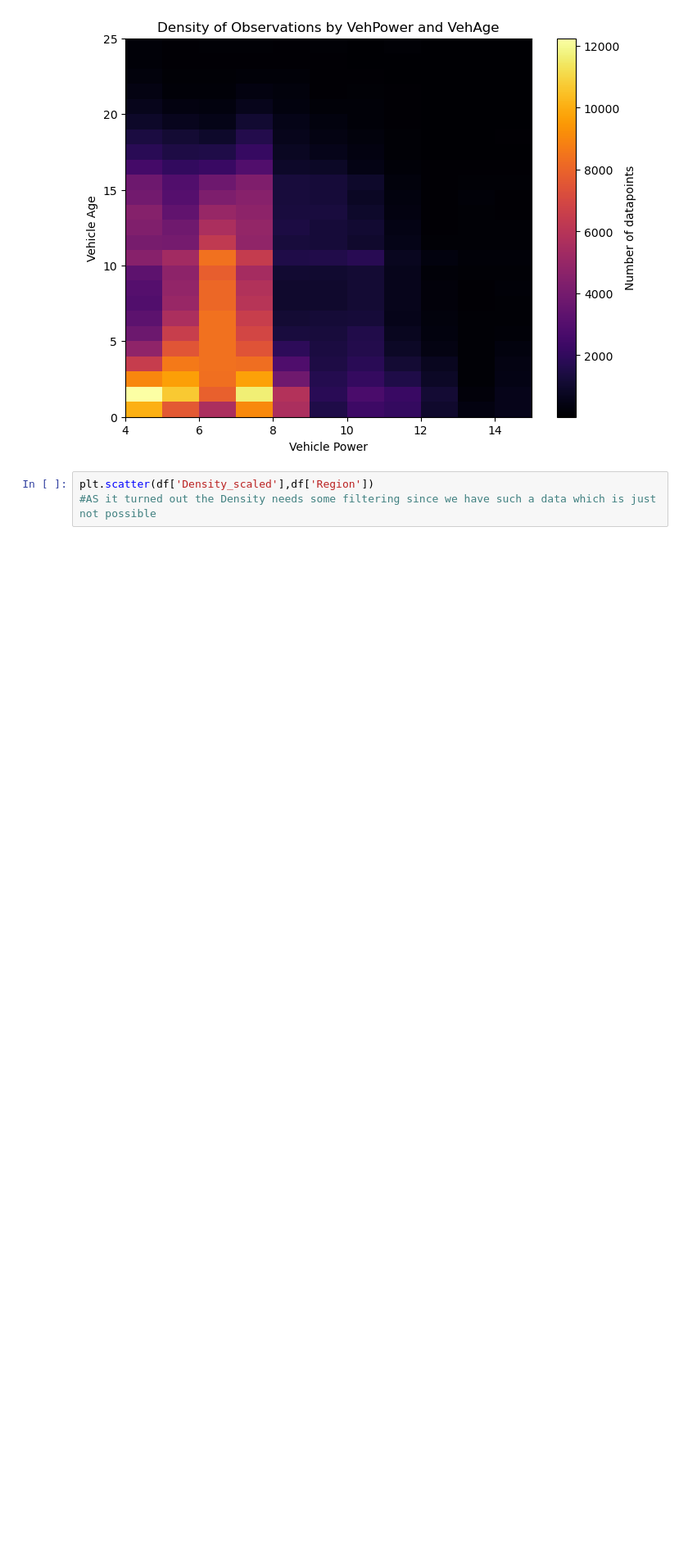
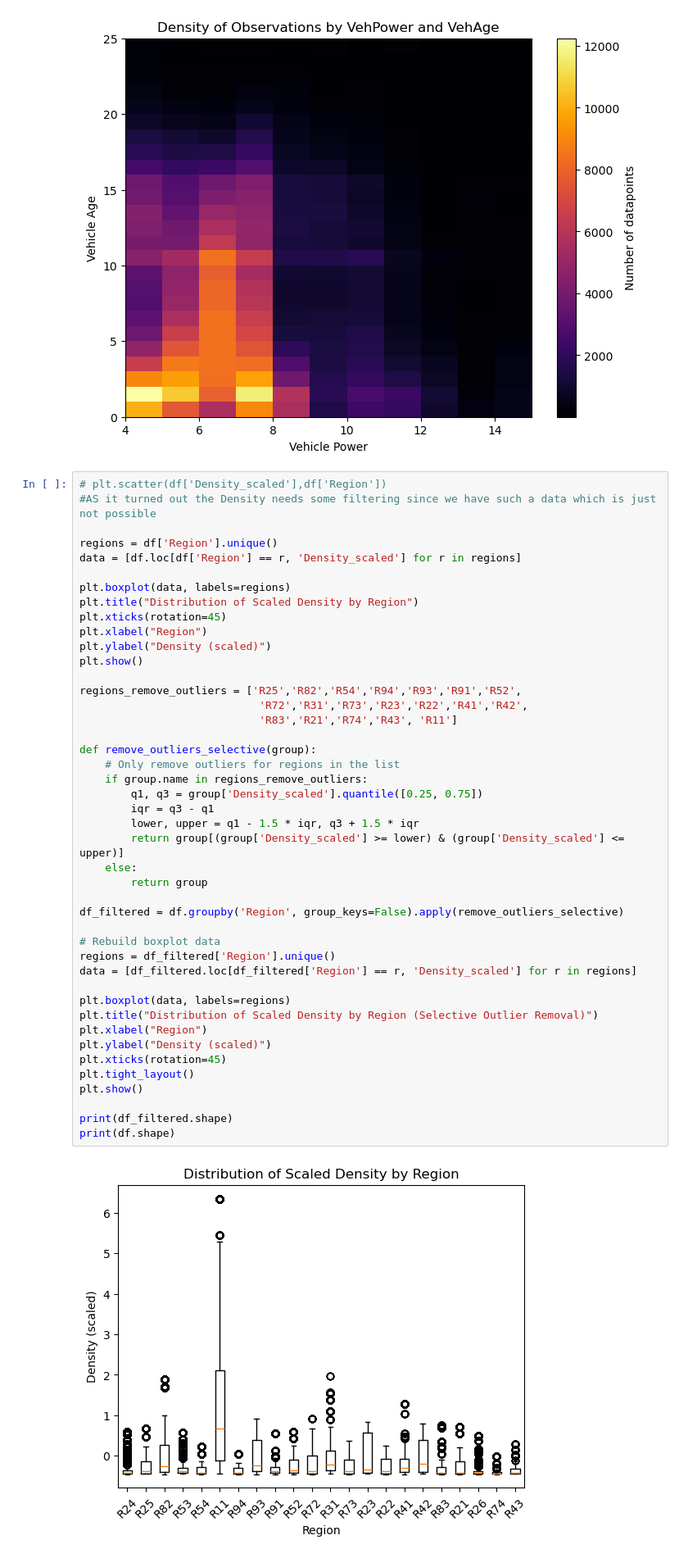
Before and after one commit to TheFreeMan21/machine-n-learnings-inc, a Jupyter notebook: plots.ipynb, the cells around one changed output. Shown at 82% size. Saved outputs shown, nothing was run; the diff lists cells and outputs as text; blank space fills up the shorter version.

```diff
--- a/plots.ipynb
+++ b/plots.ipynb
@@ -75,6 +76,48 @@ plt.show()
 # %% [output]
 [figure]
 # %%
-plt.scatter(df['Density_scaled'],df['Region'])
+# plt.scatter(df['Density_scaled'],df['Region'])
 #AS it turned out the Density needs some filtering since we have such a data which is just not possible
+
+regions = df['Region'].unique()
+data = [df.loc[df['Region'] == r, 'Density_scaled'] for r in regions]
+
+plt.boxplot(data, labels=regions)
+plt.title("Distribution of Scaled Density by Region")
+plt.xticks(rotation=45)
+plt.xlabel("Region")
+plt.ylabel("Density (scaled)")
+plt.show()
+
+regions_remove_outliers = ['R25','R82','R54','R94','R93','R91','R52',
+                            'R72','R31','R73','R23','R22','R41','R42',
+                            'R83','R21','R74','R43', 'R11']
+
+def remove_outliers_selective(group):
+    # Only remove outliers for regions in the list
+    if group.name in regions_remove_outliers:
+        q1, q3 = group['Density_scaled'].quantile([0.25, 0.75])
+        iqr = q3 - q1
+        lower, upper = q1 - 1.5 * iqr, q3 + 1.5 * iqr
+        return group[(group['Density_scaled'] >= lower) & (group['Density_scaled'] <= upper)]
+    else:
+        return group
+
+df_filtered = df.groupby('Region', group_keys=False).apply(remove_outliers_selective)
+
+# Rebuild boxplot data
+regions = df_filtered['Region'].unique()
+data = [df_filtered.loc[df_filtered['Region'] == r, 'Density_scaled'] for r in regions]
+
+plt.boxplot(data, labels=regions)
+plt.title("Distribution of Scaled Density by Region (Selective Outlier Removal)")
+plt.xlabel("Region")
+plt.ylabel("Density (scaled)")
+plt.xticks(rotation=45)
+plt.tight_layout()
+plt.show()
+
+print(df_filtered.shape)
+print(df.shape)
 # %% [output]
+[figure, new version]
```
Also changed, not shown: parts of 22 cells of this notebook.
